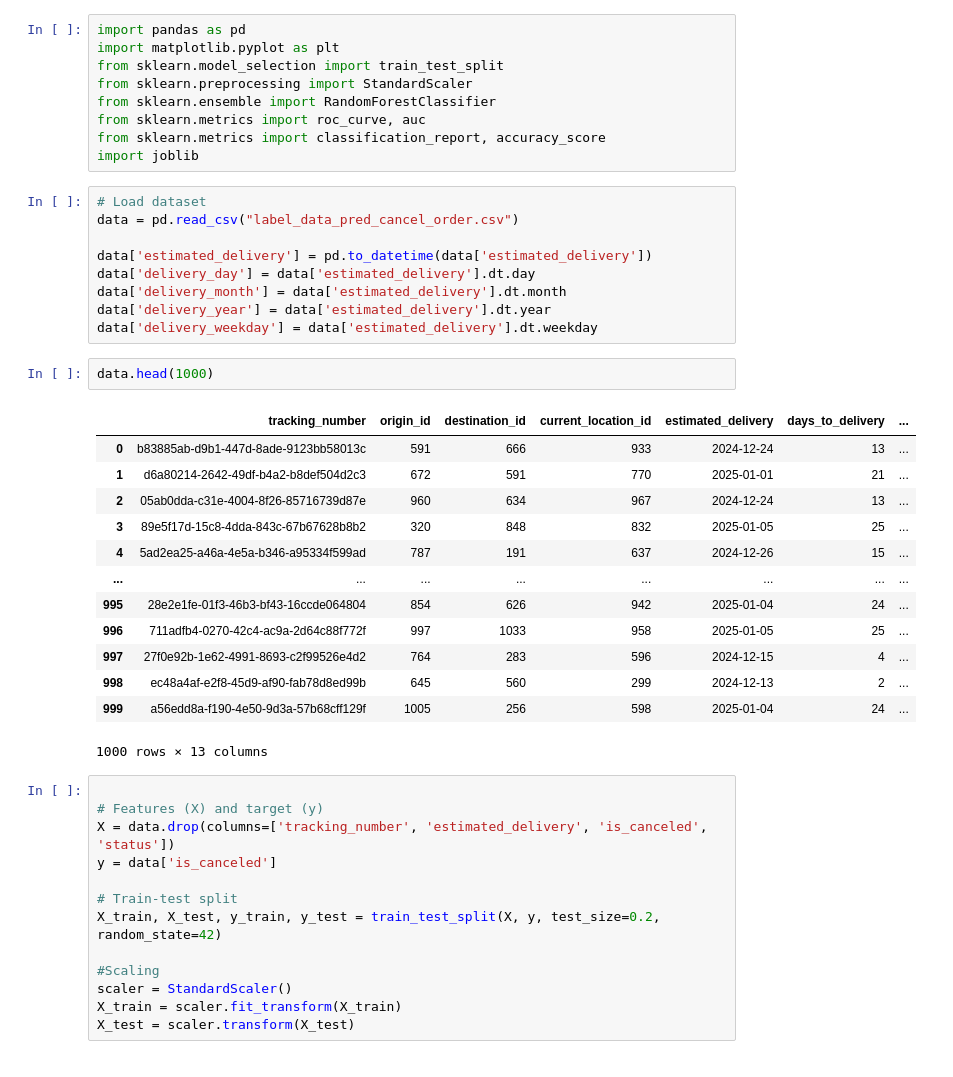
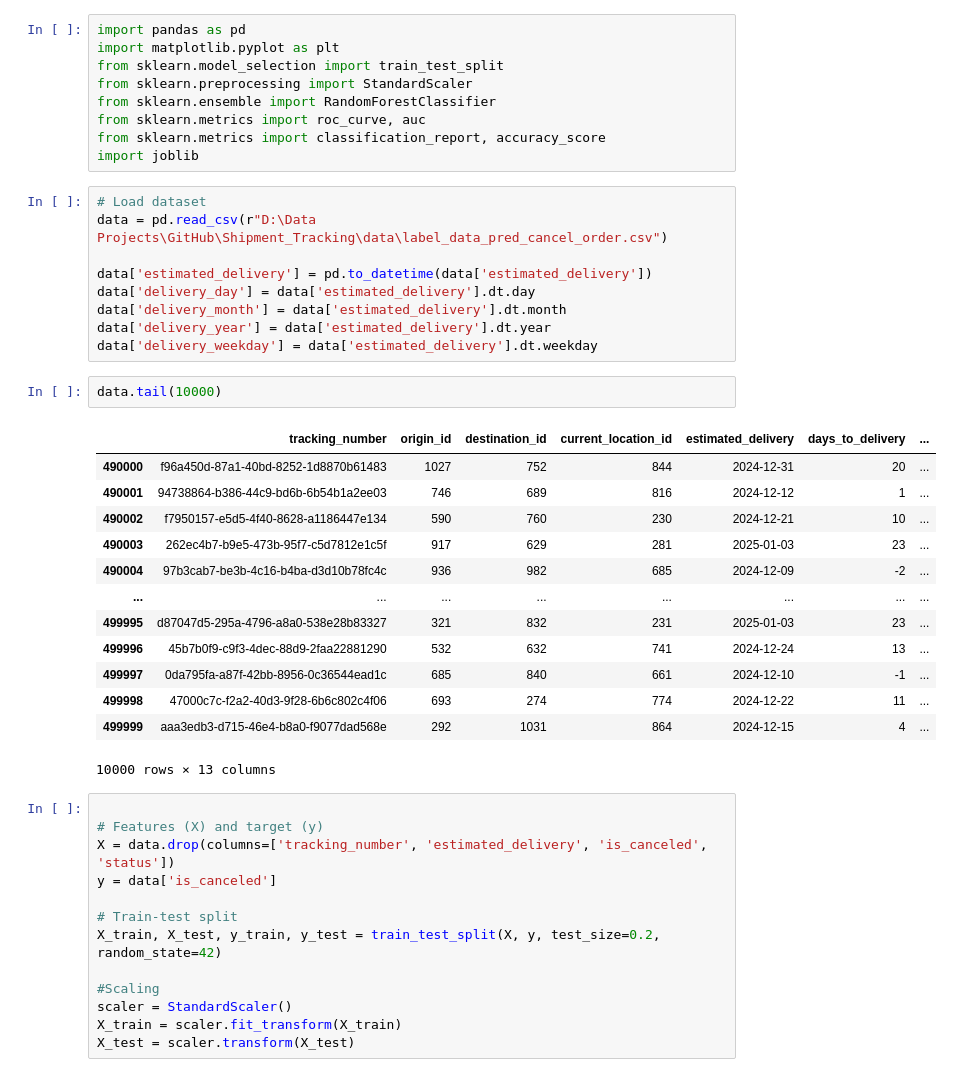
Before and after one commit to ShardulLeo/Shipment_Tracking, a Jupyter notebook: cancel_order_pred.ipynb, the cells around one changed output. Drawn from its saved outputs; the diff is of its cells as text.

```diff
--- a/cancel_order_pred.ipynb
+++ b/cancel_order_pred.ipynb
@@ -9,29 +9,29 @@ from sklearn.metrics import classification_report, accuracy_score
 import joblib
 # %%
 # Load dataset
-data = pd.read_csv("label_data_pred_cancel_order.csv")
+data = pd.read_csv(r"D:\Data Projects\GitHub\Shipment_Tracking\data\label_data_pred_cancel_order.csv")
 
 data['estimated_delivery'] = pd.to_datetime(data['estimated_delivery'])
 data['delivery_day'] = data['estimated_delivery'].dt.day
 data['delivery_month'] = data['estimated_delivery'].dt.month
 data['delivery_year'] = data['estimated_delivery'].dt.year
 data['delivery_weekday'] = data['estimated_delivery'].dt.weekday
-# %%
-data.head(1000)
-# %% [output]
-|  | tracking_number | origin_id | destination_id | current_location_id | estimated_delivery | days_to_delivery | ... |
-| 0 | b83885ab-d9b1-447d-8ade-9123bb58013c | 591 | 666 | 933 | 2024-12-24 | 13 | ... |
-| 1 | d6a80214-2642-49df-b4a2-b8def504d2c3 | 672 | 591 | 770 | 2025-01-01 | 21 | ... |
-| 2 | 05ab0dda-c31e-4004-8f26-85716739d87e | 960 | 634 | 967 | 2024-12-24 | 13 | ... |
-| 3 | 89e5f17d-15c8-4dda-843c-67b67628b8b2 | 320 | 848 | 832 | 2025-01-05 | 25 | ... |
-| 4 | 5ad2ea25-a46a-4e5a-b346-a95334f599ad | 787 | 191 | 637 | 2024-12-26 | 15 | ... |
-| ... | ... | ... | ... | ... | ... | ... | ... |
-| 995 | 28e2e1fe-01f3-46b3-bf43-16ccde064804 | 854 | 626 | 942 | 2025-01-04 | 24 | ... |
-| 996 | 711adfb4-0270-42c4-ac9a-2d64c88f772f | 997 | 1033 | 958 | 2025-01-05 | 25 | ... |
-| 997 | 27f0e92b-1e62-4991-8693-c2f99526e4d2 | 764 | 283 | 596 | 2024-12-15 | 4 | ... |
-| 998 | ec48a4af-e2f8-45d9-af90-fab78d8ed99b | 645 | 560 | 299 | 2024-12-13 | 2 | ... |
-| 999 | a56edd8a-f190-4e50-9d3a-57b68cff129f | 1005 | 256 | 598 | 2025-01-04 | 24 | ... |
-1000 rows × 13 columns
+# %%
+data.tail(10000)
+# %% [output]
+|  | tracking_number | origin_id | destination_id | current_location_id | estimated_delivery | days_to_delivery | ... |
+| 490000 | f96a450d-87a1-40bd-8252-1d8870b61483 | 1027 | 752 | 844 | 2024-12-31 | 20 | ... |
+| 490001 | 94738864-b386-44c9-bd6b-6b54b1a2ee03 | 746 | 689 | 816 | 2024-12-12 | 1 | ... |
+| 490002 | f7950157-e5d5-4f40-8628-a1186447e134 | 590 | 760 | 230 | 2024-12-21 | 10 | ... |
+| 490003 | 262ec4b7-b9e5-473b-95f7-c5d7812e1c5f | 917 | 629 | 281 | 2025-01-03 | 23 | ... |
+| 490004 | 97b3cab7-be3b-4c16-b4ba-d3d10b78fc4c | 936 | 982 | 685 | 2024-12-09 | -2 | ... |
+| ... | ... | ... | ... | ... | ... | ... | ... |
+| 499995 | d87047d5-295a-4796-a8a0-538e28b83327 | 321 | 832 | 231 | 2025-01-03 | 23 | ... |
+| 499996 | 45b7b0f9-c9f3-4dec-88d9-2faa22881290 | 532 | 632 | 741 | 2024-12-24 | 13 | ... |
+| 499997 | 0da795fa-a87f-42bb-8956-0c36544ead1c | 685 | 840 | 661 | 2024-12-10 | -1 | ... |
+| 499998 | 47000c7c-f2a2-40d3-9f28-6b6c802c4f06 | 693 | 274 | 774 | 2024-12-22 | 11 | ... |
+| 499999 | aaa3edb3-d715-46e4-b8a0-f9077dad568e | 292 | 1031 | 864 | 2024-12-15 | 4 | ... |
+10000 rows × 13 columns
 # %%
 
 # Features (X) and target (y)
```
Also changed, not shown: parts of 1 cell of this notebook, 54 other files.
